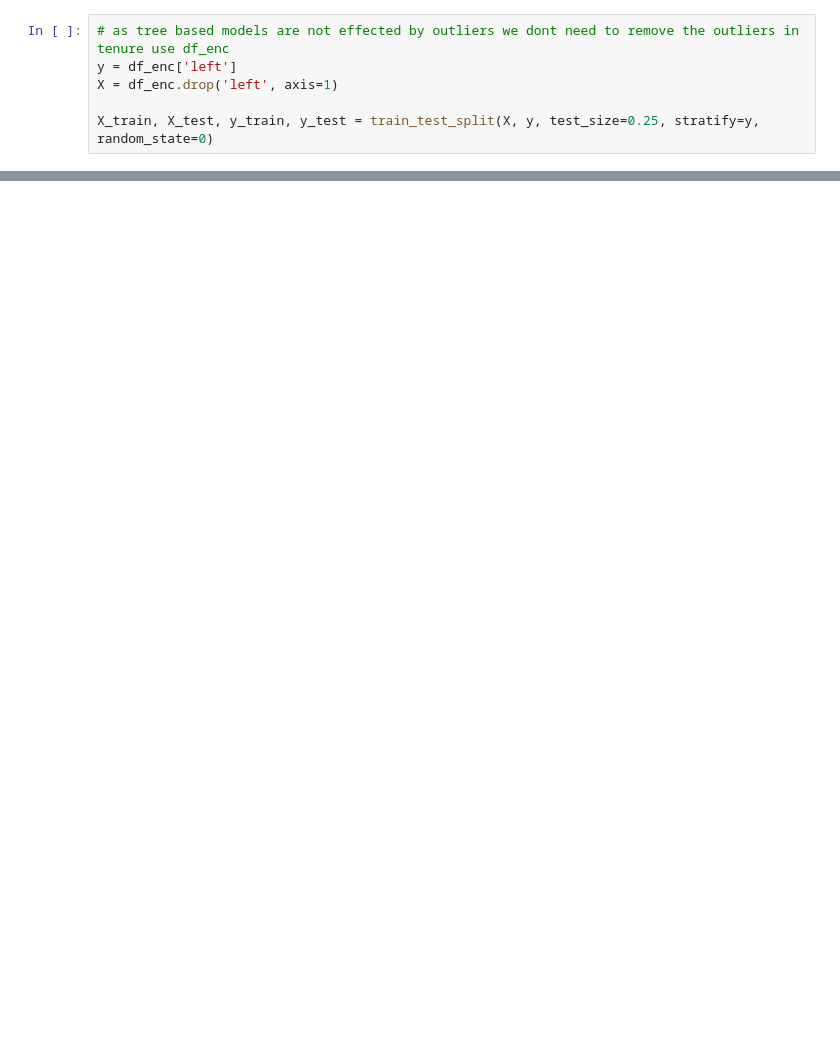
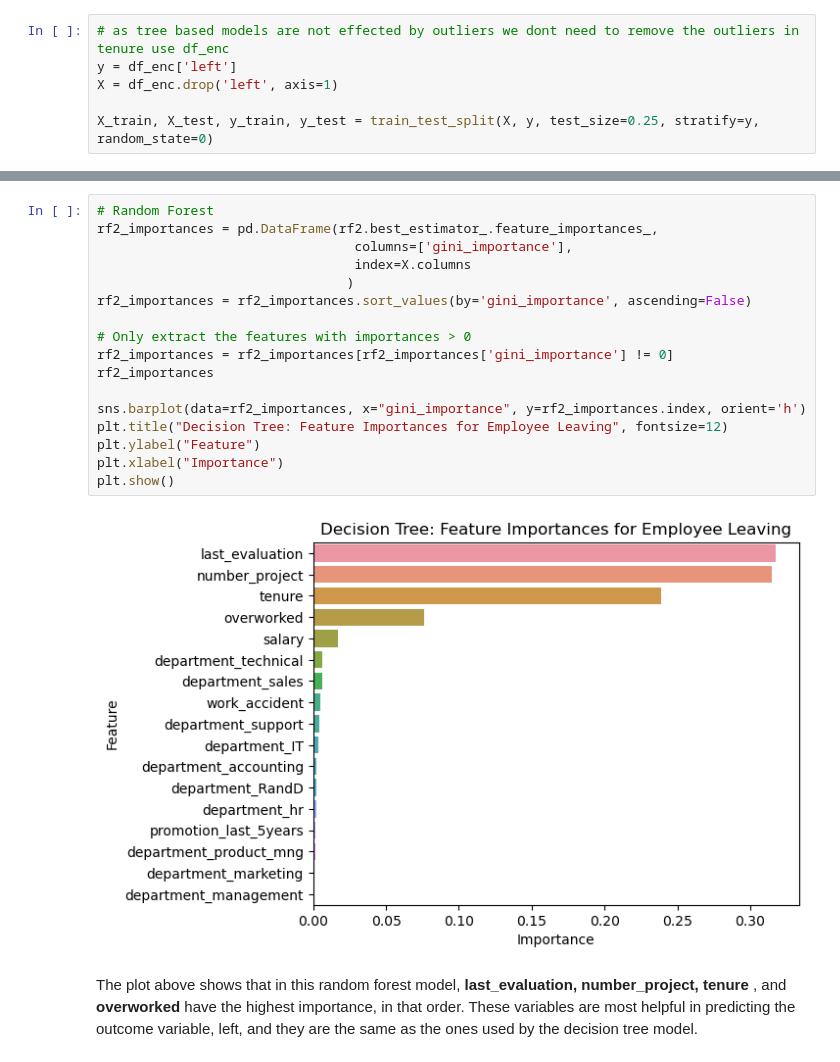
Before and after one commit to amrutha2508/HR-Data-Analysis, a Jupyter notebook: Modelling.ipynb, the cells around one changed output, grey strips where cells are left out. Cells and saved outputs as stored; diff of their text form; blank space fills up the shorter version.

```diff
--- a/Modelling.ipynb
+++ b/Modelling.ipynb
@@ -169,0 +623,21 @@ X_train, X_test, y_train, y_test = train_test_split(X, y, test_size=0.25, strati
+# %%
+# Random Forest
+rf2_importances = pd.DataFrame(rf2.best_estimator_.feature_importances_,
+                                 columns=['gini_importance'],
+                                 index=X.columns
+                                )
+rf2_importances = rf2_importances.sort_values(by='gini_importance', ascending=False)
+
+# Only extract the features with importances > 0
+rf2_importances = rf2_importances[rf2_importances['gini_importance'] != 0]
+rf2_importances
+
+sns.barplot(data=rf2_importances, x="gini_importance", y=rf2_importances.index, orient='h')
+plt.title("Decision Tree: Feature Importances for Employee Leaving", fontsize=12)
+plt.ylabel("Feature")
+plt.xlabel("Importance")
+plt.show()
+# %% [output]
+[figure, added]
+# %% [markdown]
+The plot above shows that in this random forest model, **last_evaluation, number_project, tenure** , and **overworked** have the highest importance, in that order. These variables are most helpful in predicting the outcome variable, left, and they are the same as the ones used by the decision tree model.
```
Also changed, not shown: parts of 56 cells of this notebook, 2 other files.
